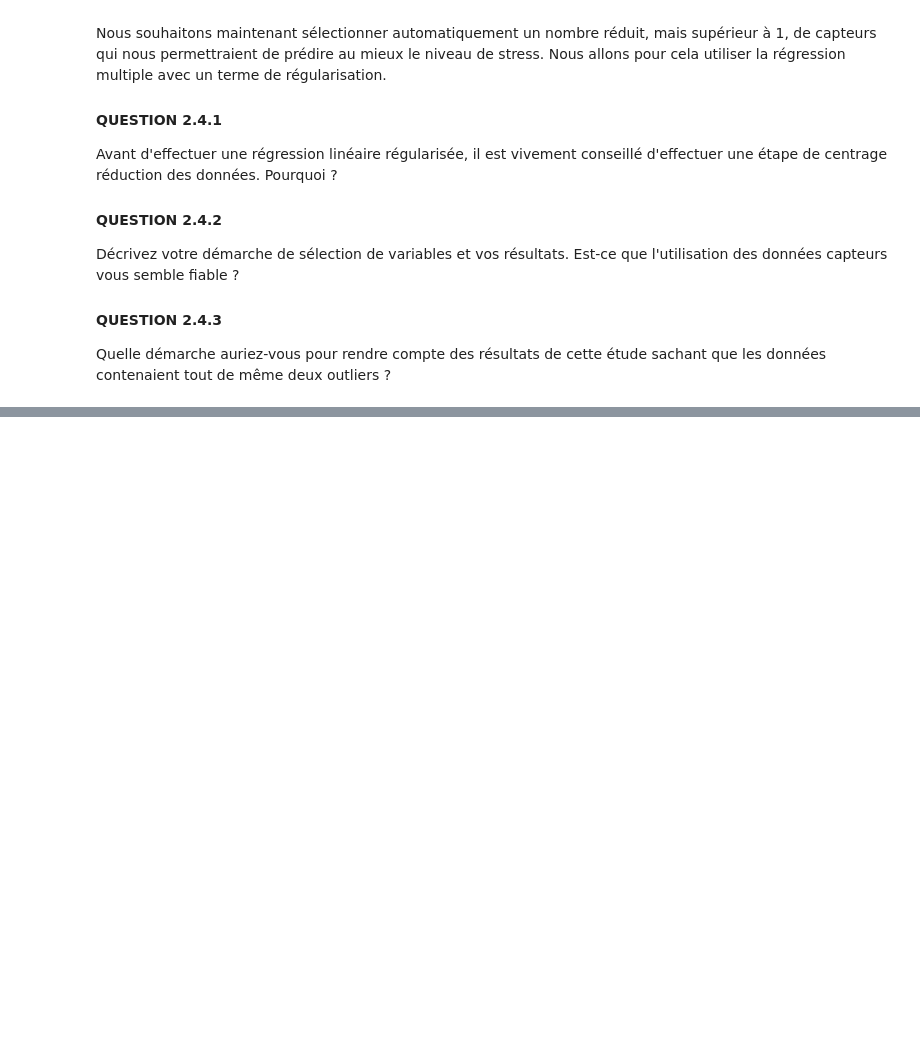
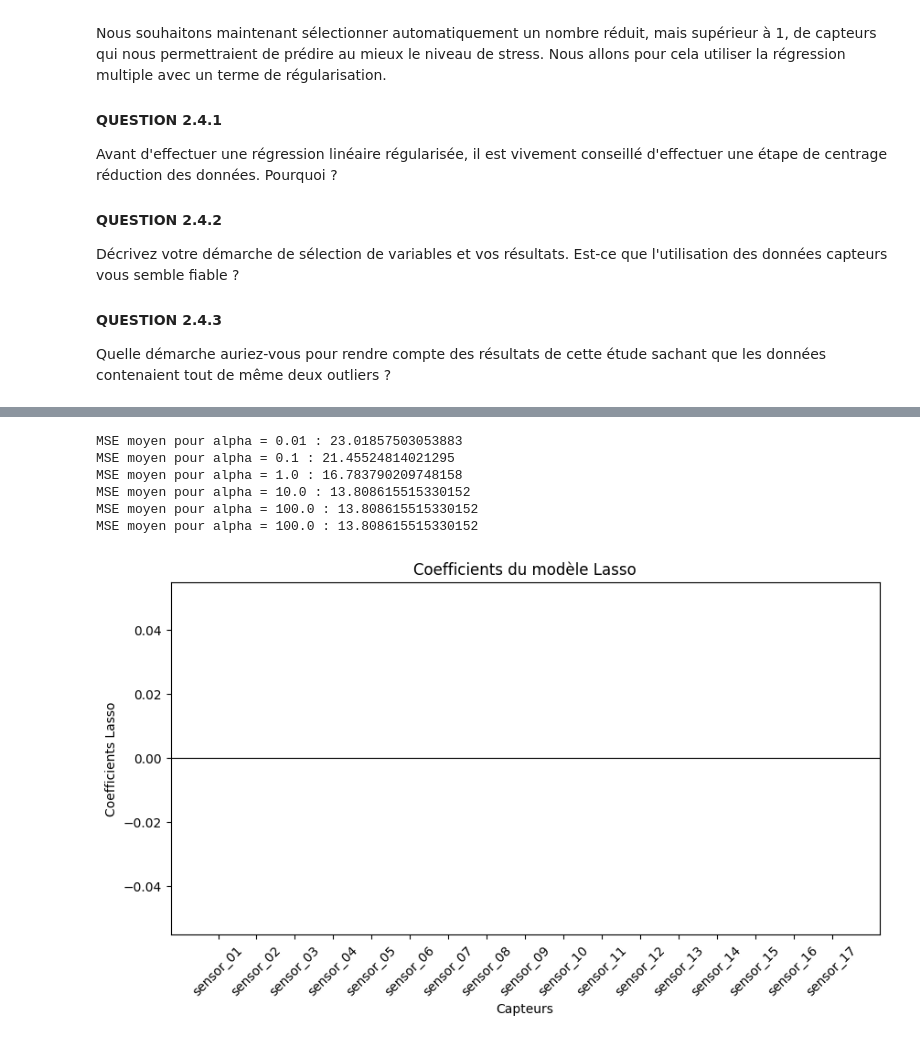
Before and after one commit to alextonon/BE_working_repo, a Jupyter notebook: FSD310_Statistics/stat-ml/BE_statML_2025/BE_StatML_2025.ipynb, the cells around one changed output, grey strips where cells are left out. Saved outputs shown, nothing was run; the diff lists cells and outputs as text; code cells hidden in the pictures; blank space fills up the shorter version.

```diff
--- a/FSD310_Statistics/stat-ml/BE_statML_2025/BE_StatML_2025.ipynb
+++ b/FSD310_Statistics/stat-ml/BE_statML_2025/BE_StatML_2025.ipynb
@@ -264,0 +404,49 @@ Quelle démarche auriez-vous pour rendre compte des résultats de cette étude s
+# %%
+outliers = np.where(MSE_array > 100)[0]
+
+X_clean = X.drop(index=outliers)
+Y_clean = Y.drop(index=outliers)
+# %%
+from sklearn.preprocessing import StandardScaler
+from sklearn.linear_model import Lasso
+
+kfold = KFold(n_splits=5, shuffle=True, random_state=42)
+
+
+for alpha in [0.01, 0.1, 1.0, 10.0, 100.0]:
+    list_MSE = []
+    lasso = Lasso(alpha=alpha)
+    for train_index, test_index in kfold.split(X_clean):
+        X_train, X_test = X_clean.iloc[train_index], X_clean.iloc[test_index]
+        Y_train, Y_test = Y_clean.iloc[train_index], Y_clean.iloc[test_index]
+
+        scaler = StandardScaler()
+        X_train_scaled = scaler.fit_transform(X_train)
+        X_test_scaled = scaler.transform(X_test)
+
+        lasso.fit(X_train_scaled, Y_train)
+        Y_pred = lasso.predict(X_test_scaled)
+
+        MSE = np.mean((Y_test.values - Y_pred) ** 2)
+        list_MSE.append(MSE)
+    print("MSE moyen pour alpha =", alpha, ":", np.mean(list_MSE))
+
+lasso = Lasso(alpha=1.0)
+lasso.fit(StandardScaler().fit_transform(X_clean), Y_clean)
+
+plt.figure(figsize=(10, 5))
+plt.bar(X_clean.columns, lasso.coef_)
+plt.xlabel('Capteurs')
+plt.ylabel('Coefficients Lasso')
+plt.title('Coefficients du modèle Lasso')
+plt.xticks(rotation=45)
+plt.axhline(0, color='black', linewidth=0.8)
+plt.show()
+# %% [output]
+MSE moyen pour alpha = 0.01 : 23.01857503053883
+MSE moyen pour alpha = 0.1 : 21.45524814021295
+MSE moyen pour alpha = 1.0 : 16.783790209748158
+MSE moyen pour alpha = 10.0 : 13.808615515330152
+MSE moyen pour alpha = 100.0 : 13.808615515330152
+MSE moyen pour alpha = 100.0 : 13.808615515330152
+[figure, added]
```
Also changed, not shown: parts of 11 cells of this notebook.
